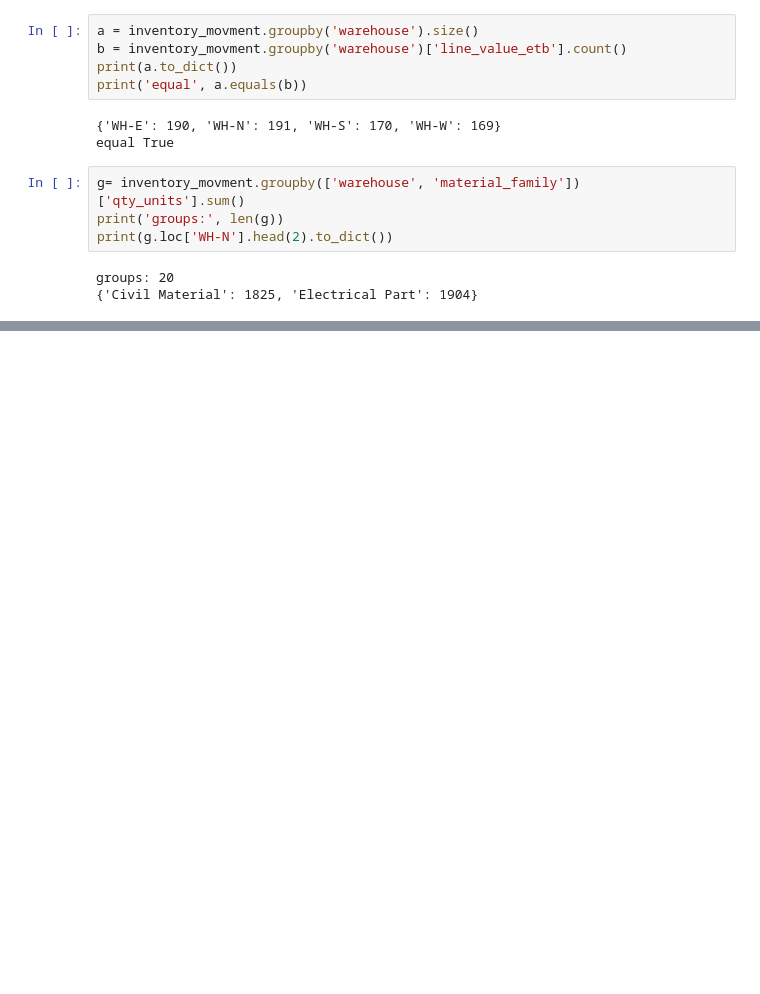
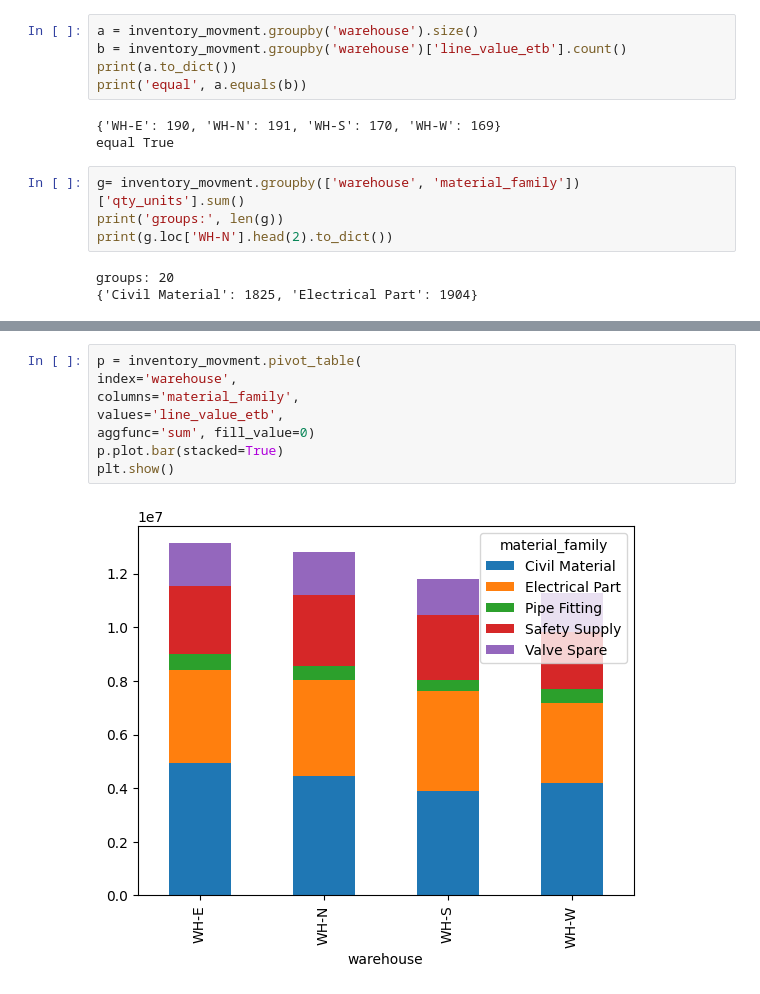
Before and after one commit to dagmawi77/python_aau_training, a Jupyter notebook: pandas_final.ipynb, the cells around one changed output, grey strips where cells are left out. Cells and saved outputs as stored; diff of their text form; blank space fills up the shorter version.

```diff
--- a/pandas_final.ipynb
+++ b/pandas_final.ipynb
@@ -85,0 +433,10 @@ groups: 20
+# %%
+p = inventory_movment.pivot_table(
+index='warehouse',
+columns='material_family',
+values='line_value_etb',
+aggfunc='sum', fill_value=0)
+p.plot.bar(stacked=True)
+plt.show()
+# %% [output]
+[figure, added]
```
Also changed, not shown: parts of 34 cells of this notebook, 1 other file.
